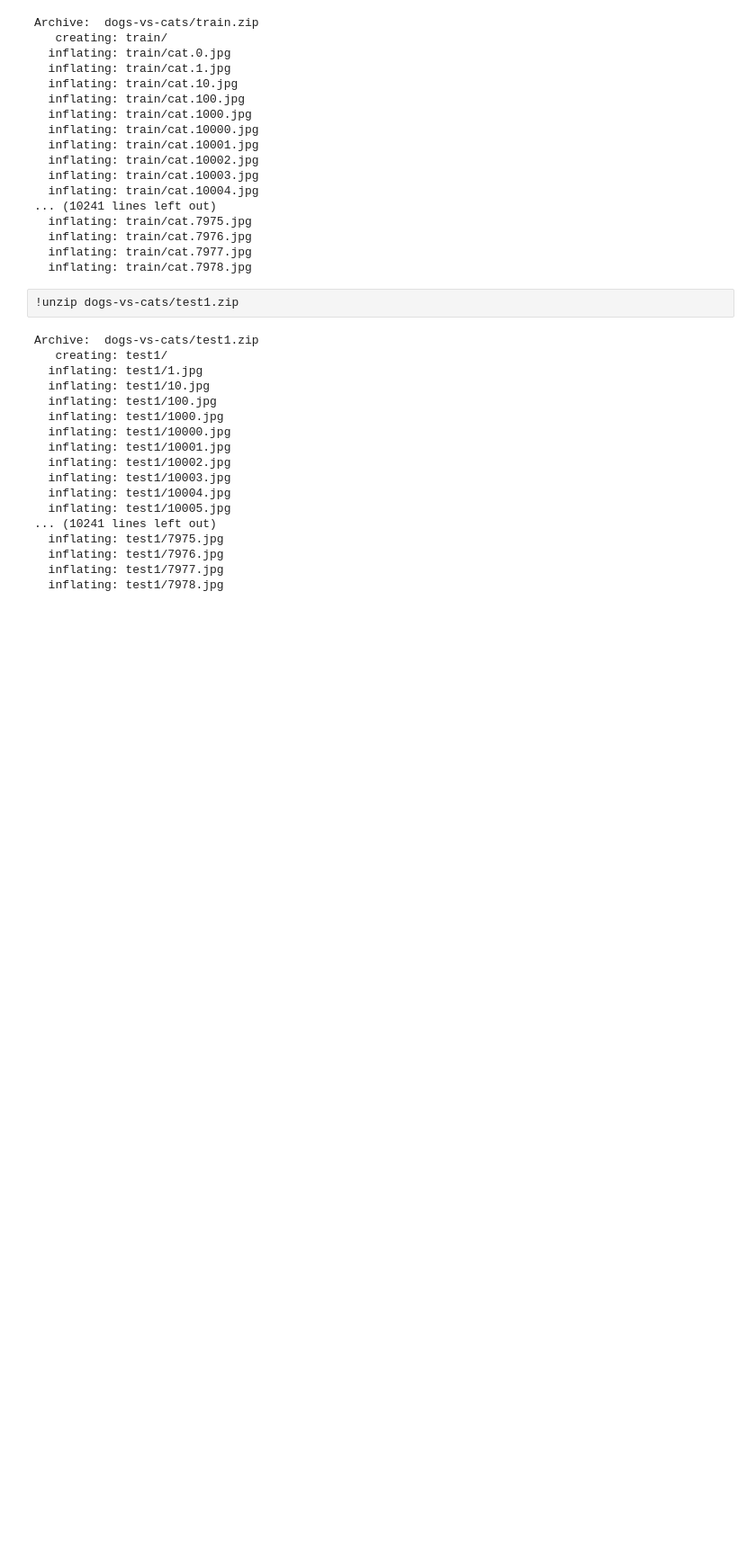
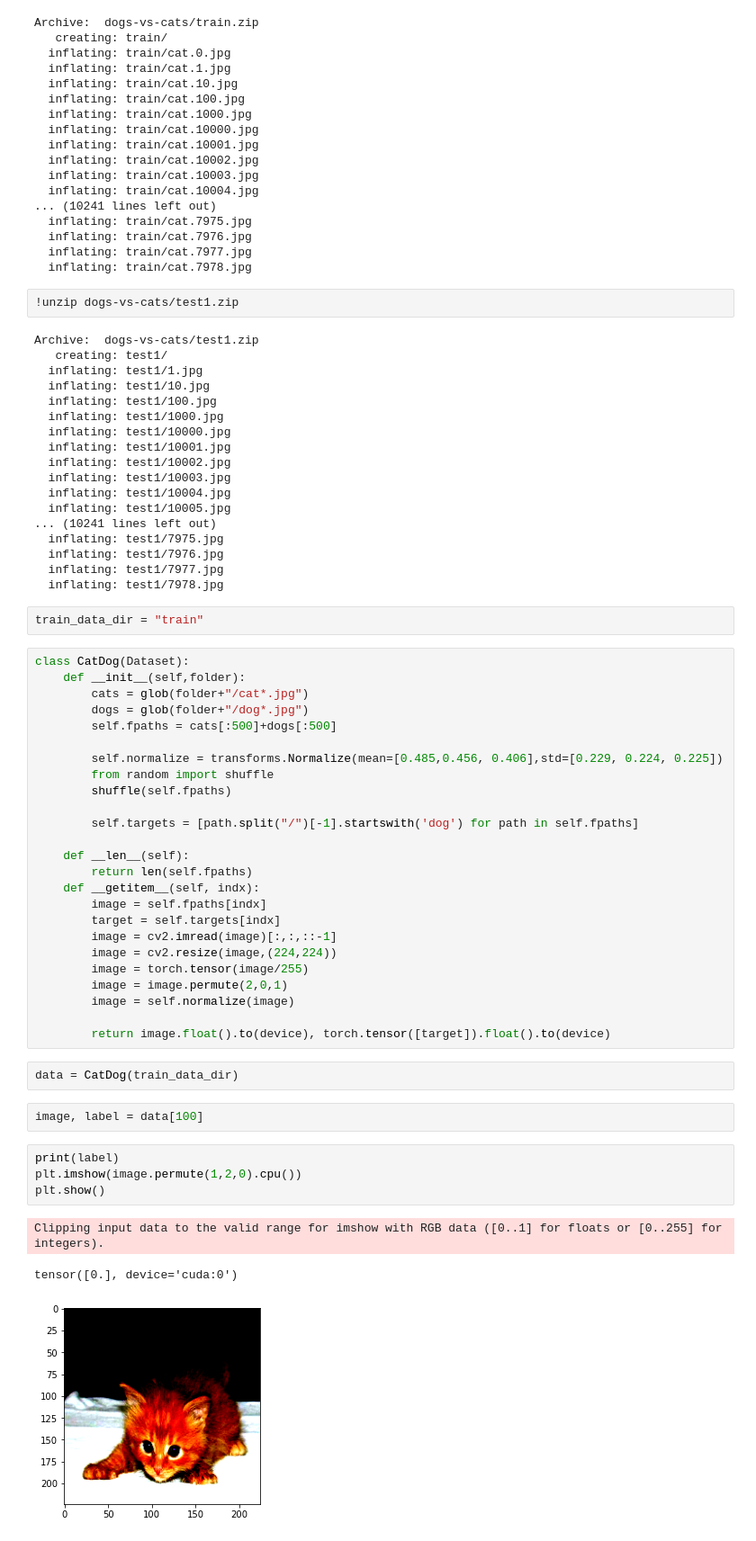
Before and after one commit to MuhammedM294/PyTorch4CV, a Jupyter notebook: VGG16/VGG16.ipynb, the cells around one changed output. Shown at 90% size. Cells and saved outputs as stored; diff of their text form; blank space fills up the shorter version.

```diff
--- a/VGG16/VGG16.ipynb
+++ b/VGG16/VGG16.ipynb
@@ -66,3 +66,42 @@ Archive:  dogs-vs-cats/test1.zip
   inflating: test1/7976.jpg
   inflating: test1/7977.jpg
   inflating: test1/7978.jpg
+# %%
+train_data_dir = "train"
+# %%
+class CatDog(Dataset):
+    def __init__(self,folder):
+        cats = glob(folder+"/cat*.jpg")
+        dogs = glob(folder+"/dog*.jpg")
+        self.fpaths = cats[:500]+dogs[:500]
+
+        self.normalize = transforms.Normalize(mean=[0.485,0.456, 0.406],std=[0.229, 0.224, 0.225])
+        from random import shuffle
+        shuffle(self.fpaths)
+
+        self.targets = [path.split("/")[-1].startswith('dog') for path in self.fpaths]
+
+    def __len__(self):
+        return len(self.fpaths)
+    def __getitem__(self, indx):
+        image = self.fpaths[indx]
+        target = self.targets[indx]
+        image = cv2.imread(image)[:,:,::-1]
+        image = cv2.resize(image,(224,224))
+        image = torch.tensor(image/255)
+        image = image.permute(2,0,1)
+        image = self.normalize(image)
+
+        return image.float().to(device), torch.tensor([target]).float().to(device)
+# %%
+data = CatDog(train_data_dir)
+# %%
+image, label = data[100]
+# %%
+print(label)
+plt.imshow(image.permute(1,2,0).cpu())
+plt.show()
+# %% [output]
+Clipping input data to the valid range for imshow with RGB data ([0..1] for floats or [0..255] for integers).
+tensor([0.], device='cuda:0')
+[figure, added]
```
Also changed, not shown: parts of 8 cells of this notebook.
